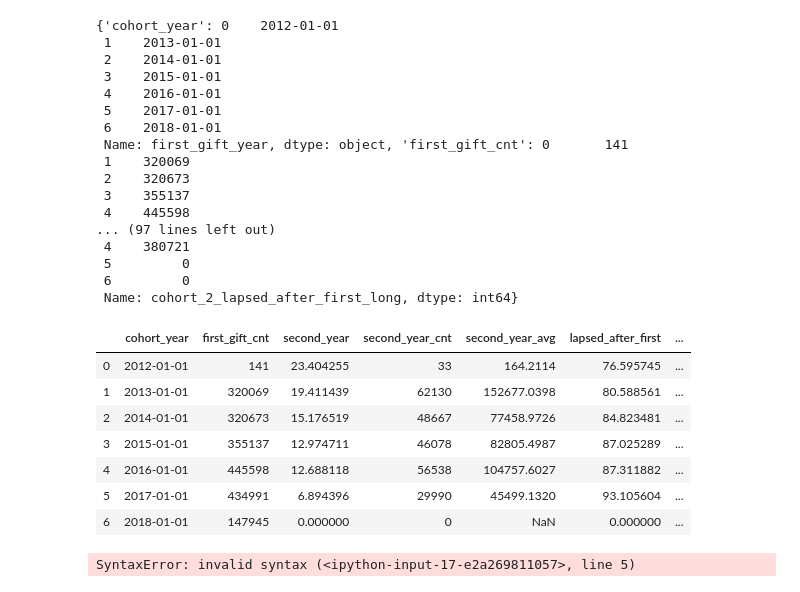
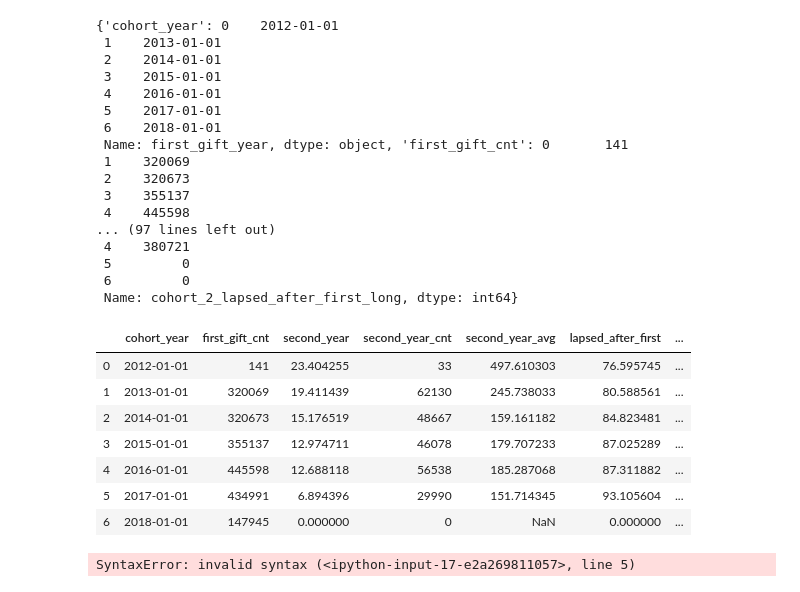
Before and after one commit to erinmarieanderson/donations, a Jupyter notebook: notebooks/11_.ipynb, the cells around one changed output. Cells and saved outputs as stored; diff of their text form; code cells hidden in the pictures.

```diff
--- a/notebooks/11_.ipynb
+++ b/notebooks/11_.ipynb
@@ -408,5 +460,3 @@ lapsed_after_first_long=lapsed_after_first_long_cnt/grouped.cohort_1_lapsed_afte
 # group by first_gift_year
 
 # which gives the attached csv which should show some of the power we can get in sql
-# %%
-second_year=grouped.cohort_1_second_year/grouped.cohort_0_first_gift*100
@@ -490,16 +531,16 @@ data
  6         0
  Name: cohort_2_lapsed_after_first_long, dtype: int64}
 # %%
-df3 = pd.DataFrame(data)
+df4 = pd.DataFrame(data)
-# %%
-df3
-# %% [output]
-|  | cohort_year | first_gift_cnt | second_year | second_year_cnt | second_year_avg | lapsed_after_first | ... |
-| 0 | 2012-01-01 | 141 | 23.404255 | 33 | 164.2114 | 76.595745 | ... |
-| 1 | 2013-01-01 | 320069 | 19.411439 | 62130 | 152677.0398 | 80.588561 | ... |
-| 2 | 2014-01-01 | 320673 | 15.176519 | 48667 | 77458.9726 | 84.823481 | ... |
-| 3 | 2015-01-01 | 355137 | 12.974711 | 46078 | 82805.4987 | 87.025289 | ... |
-| 4 | 2016-01-01 | 445598 | 12.688118 | 56538 | 104757.6027 | 87.311882 | ... |
-| 5 | 2017-01-01 | 434991 | 6.894396 | 29990 | 45499.1320 | 93.105604 | ... |
-| 6 | 2018-01-01 | 147945 | 0.000000 | 0 | NaN | 0.000000 | ... |
+# %%
+df4
+# %% [output]
+|  | cohort_year | first_gift_cnt | second_year | second_year_cnt | second_year_avg | lapsed_after_first | ... |
+| 0 | 2012-01-01 | 141 | 23.404255 | 33 | 497.610303 | 76.595745 | ... |
+| 1 | 2013-01-01 | 320069 | 19.411439 | 62130 | 245.738033 | 80.588561 | ... |
+| 2 | 2014-01-01 | 320673 | 15.176519 | 48667 | 159.161182 | 84.823481 | ... |
+| 3 | 2015-01-01 | 355137 | 12.974711 | 46078 | 179.707233 | 87.025289 | ... |
+| 4 | 2016-01-01 | 445598 | 12.688118 | 56538 | 185.287068 | 87.311882 | ... |
+| 5 | 2017-01-01 | 434991 | 6.894396 | 29990 | 151.714345 | 93.105604 | ... |
+| 6 | 2018-01-01 | 147945 | 0.000000 | 0 | NaN | 0.000000 | ... |
 # %%
```
Also changed, not shown: parts of 30 cells of this notebook, 3 other files.
